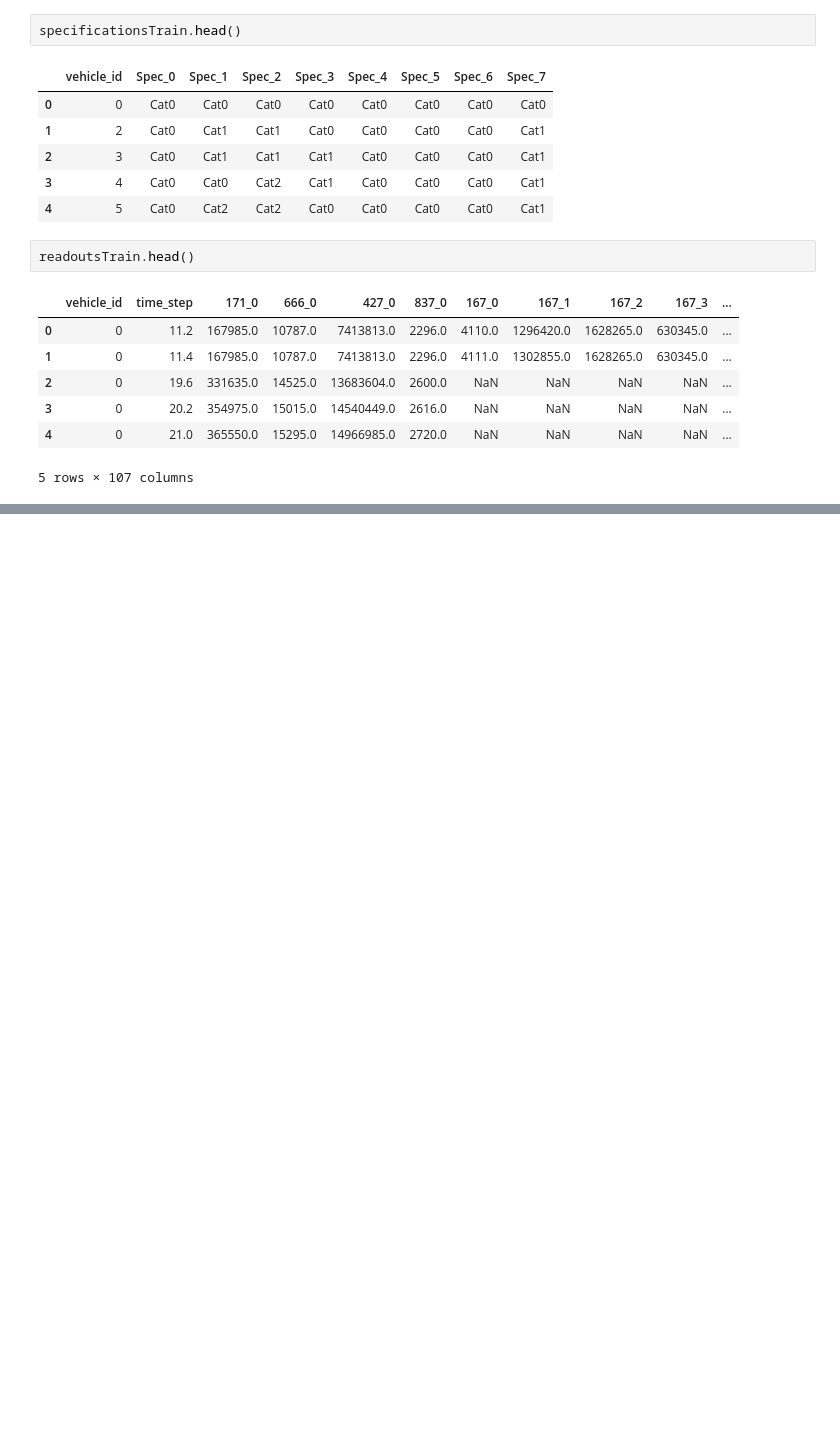
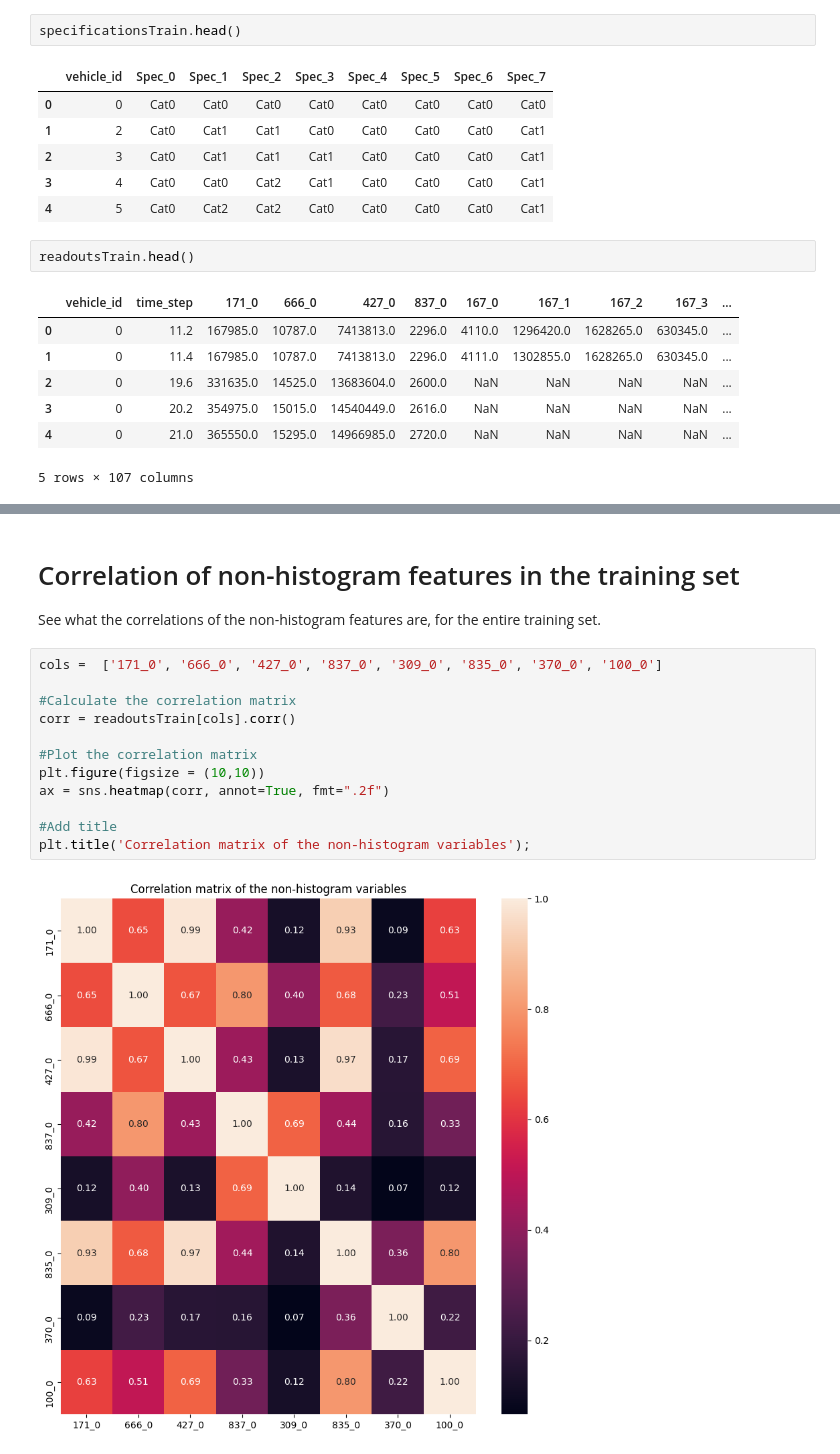
Before and after one commit to cerionXLII/ComponentX, a Jupyter notebook: src/componentX.ipynb, the cells around one changed output, grey strips where cells are left out. Cells and saved outputs as stored; diff of their text form; blank space fills up the shorter version.

```diff
--- a/src/componentX.ipynb
+++ b/src/componentX.ipynb
@@ -50,0 +133,17 @@ readoutsTrain.head()
+# %% [markdown]
+# Correlation of non-histogram features in the training set
+See what the correlations of the non-histogram features are, for the entire training set.
+# %%
+cols =  ['171_0', '666_0', '427_0', '837_0', '309_0', '835_0', '370_0', '100_0']
+
+#Calculate the correlation matrix
+corr = readoutsTrain[cols].corr()
+
+#Plot the correlation matrix
+plt.figure(figsize = (10,10))
+ax = sns.heatmap(corr, annot=True, fmt=".2f")
+
+#Add title
+plt.title('Correlation matrix of the non-histogram variables');
+# %% [output]
+[figure, added]
```
Also changed, not shown: parts of 22 cells of this notebook.
